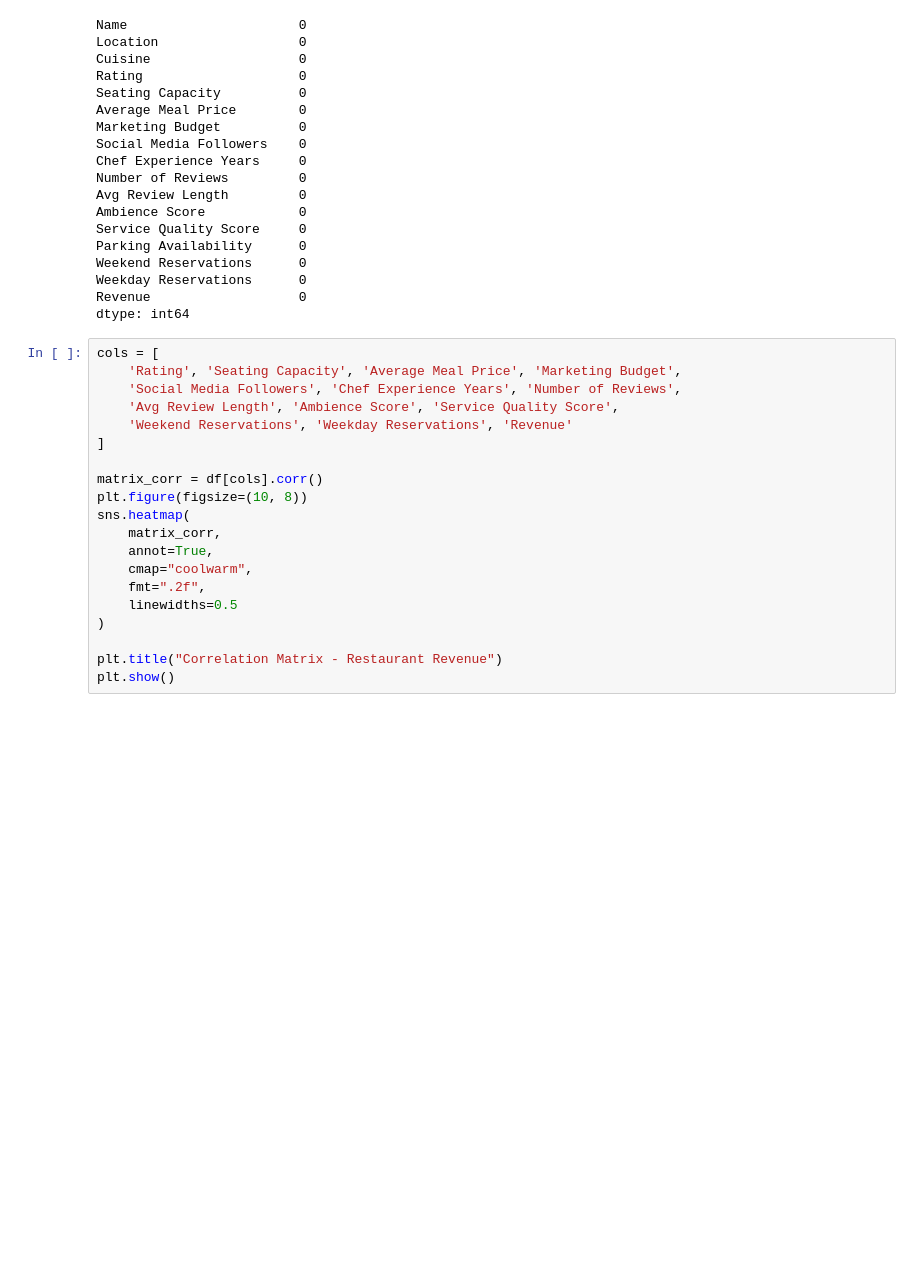
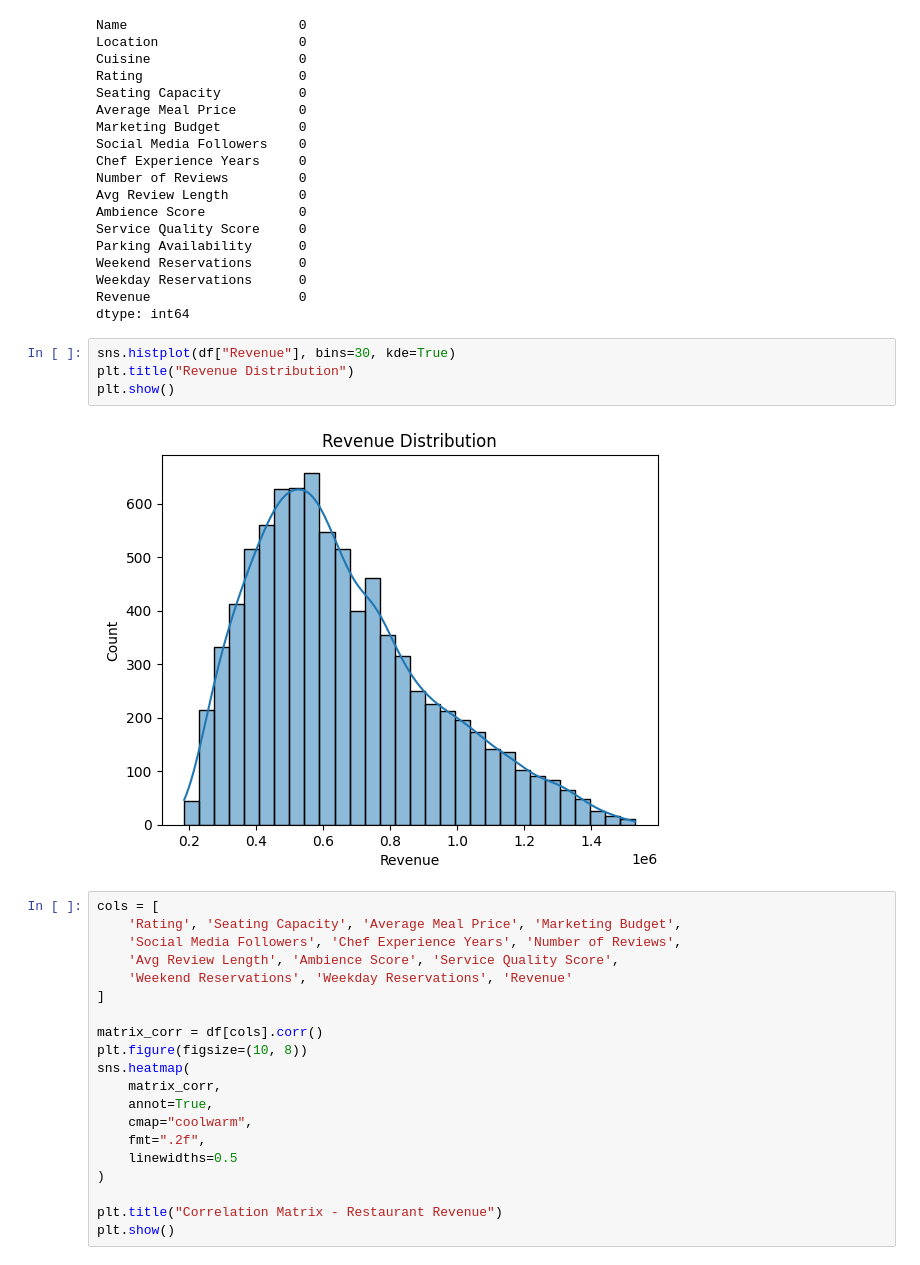
Before and after one commit to FaThurzz/Statistika-Linear-Regression, a Jupyter notebook: restaurant.ipynb, the cells around one changed output. Cells and saved outputs as stored; diff of their text form; blank space fills up the shorter version.

```diff
--- a/restaurant.ipynb
+++ b/restaurant.ipynb
@@ -50,6 +50,12 @@ Weekend Reservations      0
 Weekday Reservations      0
 Revenue                   0
 dtype: int64
+# %%
+sns.histplot(df["Revenue"], bins=30, kde=True)
+plt.title("Revenue Distribution")
+plt.show()
+# %% [output]
+[figure, added]
 # %%
 cols = [
     'Rating', 'Seating Capacity', 'Average Meal Price', 'Marketing Budget',
```
